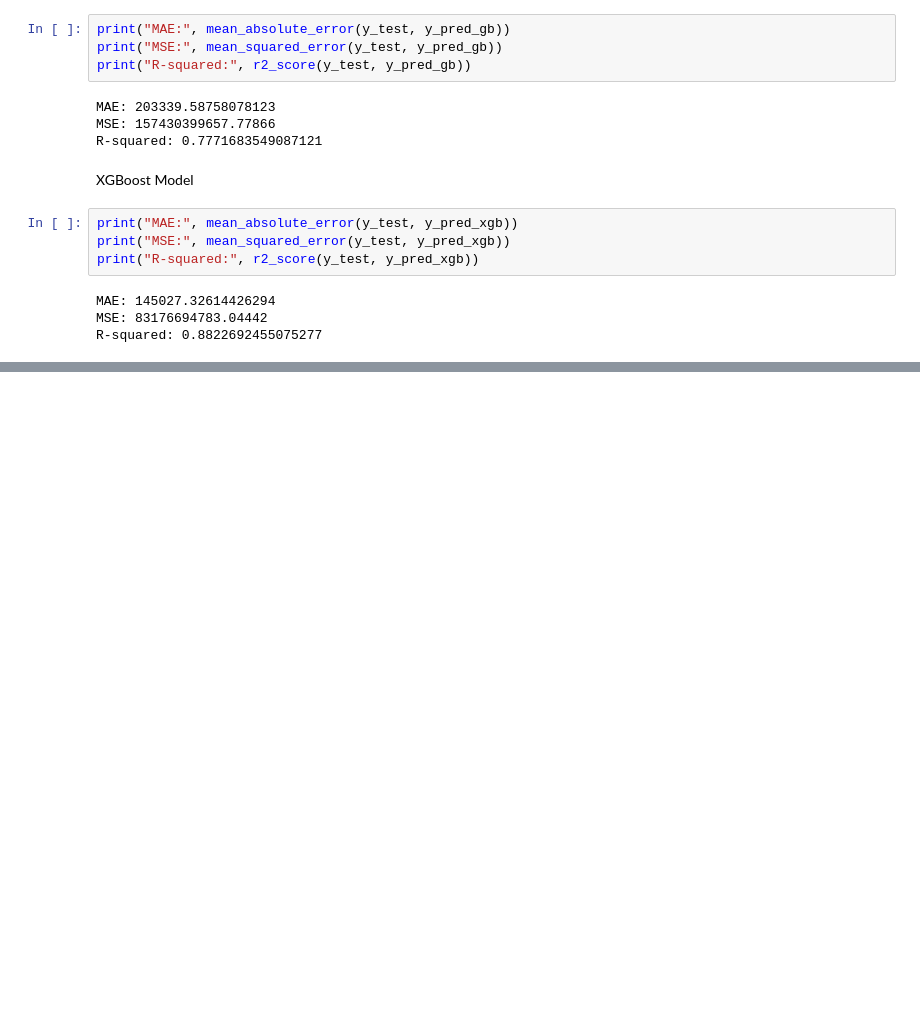
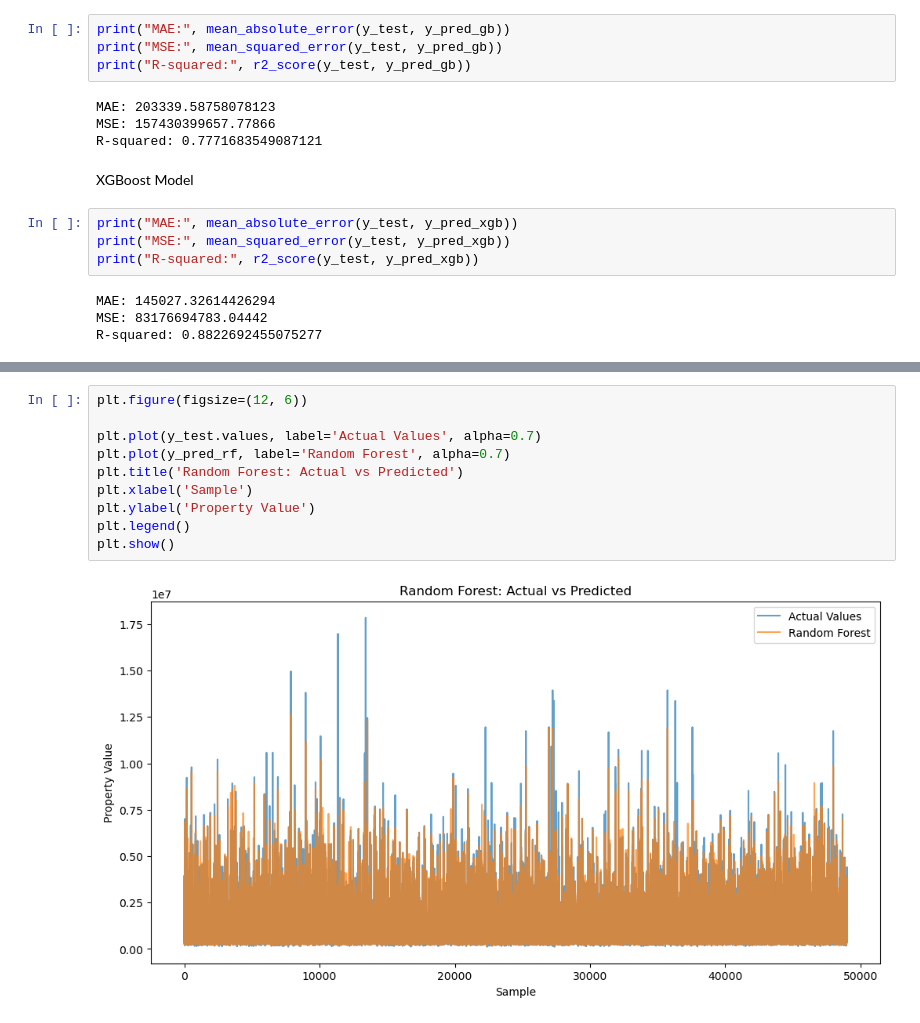
Before and after one commit to A1marge/London-Property-Price-Predictor, a Jupyter notebook: LondonHousePriceData.ipynb, the cells around one changed output, grey strips where cells are left out. Saved outputs shown, nothing was run; the diff lists cells and outputs as text; blank space fills up the shorter version.

```diff
--- a/LondonHousePriceData.ipynb
+++ b/LondonHousePriceData.ipynb
@@ -364,0 +382,12 @@ plt.show()
+# %%
+plt.figure(figsize=(12, 6))
+
+plt.plot(y_test.values, label='Actual Values', alpha=0.7)
+plt.plot(y_pred_rf, label='Random Forest', alpha=0.7)
+plt.title('Random Forest: Actual vs Predicted')
+plt.xlabel('Sample')
+plt.ylabel('Property Value')
+plt.legend()
+plt.show()
+# %% [output]
+[figure, added]
```
Also changed, not shown: parts of 2 cells of this notebook.
